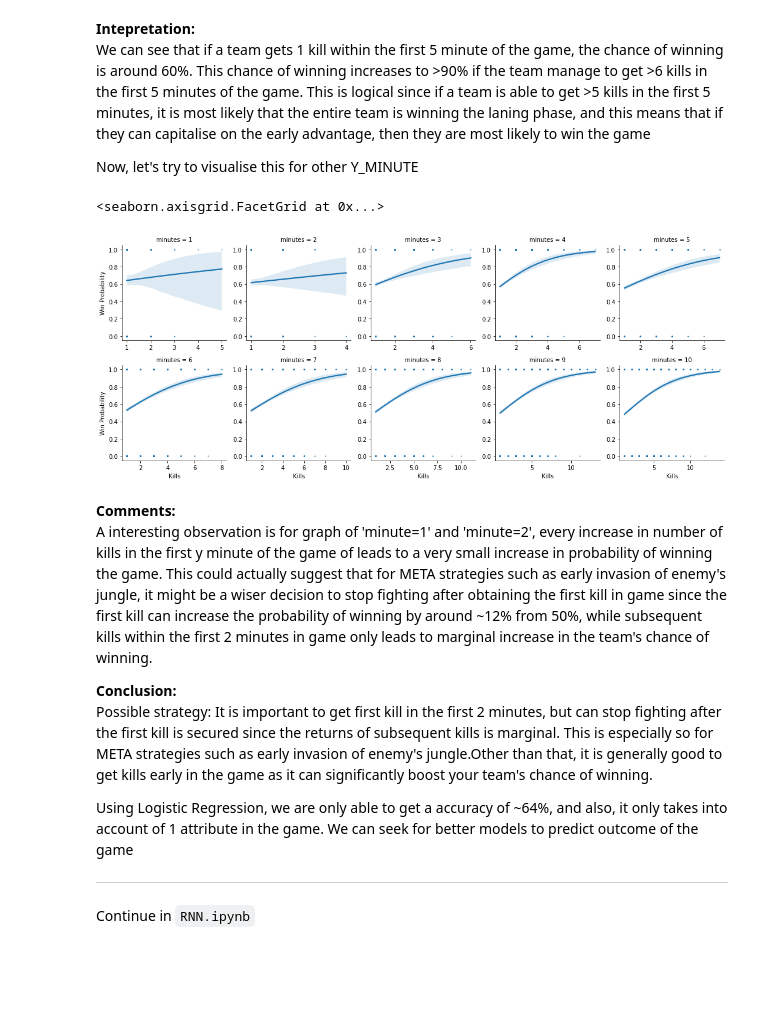
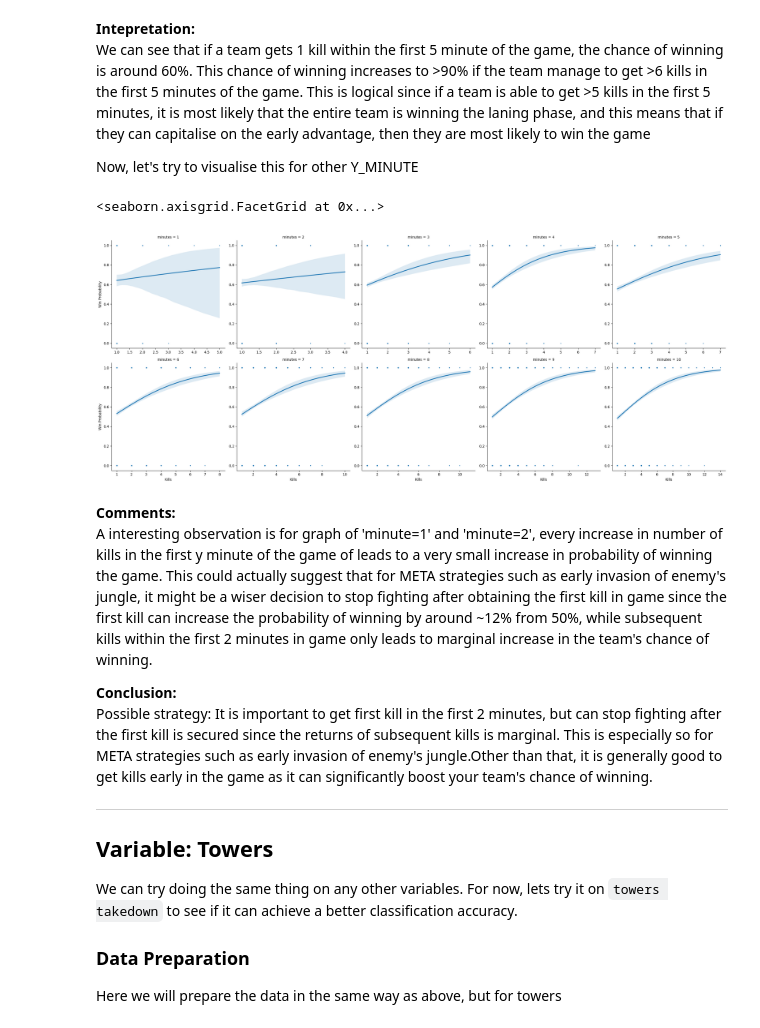
Before and after one commit to oscarqjh/NTU_SC1015_Project, a Jupyter notebook: LogisticRegression.ipynb, the cells around one changed output. Cells and saved outputs as stored; diff of their text form; code cells hidden in the pictures; blank space fills up the shorter version.

```diff
--- a/LogisticRegression.ipynb
+++ b/LogisticRegression.ipynb
@@ -179,17 +188,17 @@ Now, let's try to visualise this for other Y_MINUTE
 # %%
 # before y minutes
 Y_MINUTE = 10
 
 kills_reg = kills_all.copy(deep=True)
 kills_reg['minutes'] = kills_reg['value'].astype(int)
 kills_reg = kills_reg[kills_reg['minutes'] <= Y_MINUTE]
 
-p = sns.lmplot(data=kills_reg, x='counts', y='won',col='minutes', col_wrap=5, logistic=True, sharex=False, sharey=False, size=3, aspect=1, scatter_kws={'s':1})
+p = sns.lmplot(data=kills_reg, x='counts', y='won',col='minutes', col_wrap=5, logistic=True, sharex=False, sharey=False, aspect=1, scatter_kws={'s':2})
 p.set_xlabels('Kills')
 p.set_ylabels('Win Probability')
 # %% [output]
 <seaborn.axisgrid.FacetGrid at 0x...>
-[figure, old version]
+[figure, new version]
 # %% [markdown]
 **Comments:**
 A interesting observation is for graph of 'minute=1' and 'minute=2', every increase in number of kills in the first y minute of the game of leads to a very small increase in probability of winning the game. This could actually suggest that for META strategies such as early invasion of enemy's jungle, it might be a wiser decision to stop fighting after obtaining the first kill in game since the first kill can increase the probability of winning by around ~12% from 50%, while subsequent kills within the first 2 minutes in game only leads to marginal increase in the team's chance of winning.
@@ -197,7 +206,12 @@ A interesting observation is for graph of 'minute=1' and 'minute=2', every incre
 **Conclusion:**
 Possible strategy: It is important to get first kill in the first 2 minutes, but can stop fighting after the first kill is secured since the returns of subsequent kills is marginal. This is especially so for META strategies such as early invasion of enemy's jungle.Other than that, it is generally good to get kills early in the game as it can significantly boost your team's chance of winning.
 
-Using Logistic Regression, we are only able to get a accuracy of ~64%, and also, it only takes into account of 1 attribute in the game. We can seek for better models to predict outcome of the game
+---
 
----
-Continue in `RNN.ipynb`
+## Variable: Towers
+
+We can try doing the same thing on any other variables. For now, lets try it on `towers takedown` to see if it can achieve a better classification accuracy.
+
+### Data Preparation
+
+Here we will prepare the data in the same way as above, but for towers
```
Also changed, not shown: parts of 15 cells of this notebook, 8 other files.
